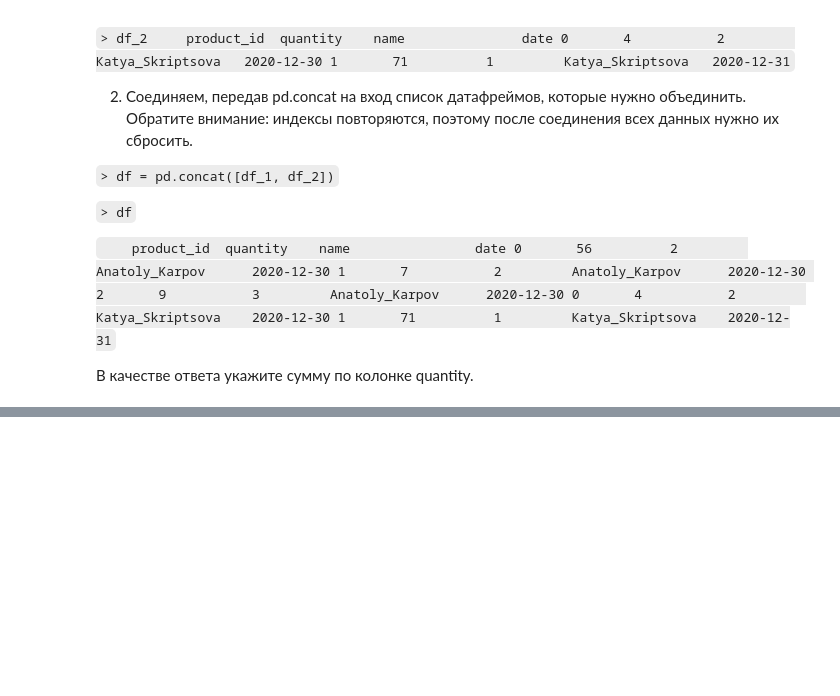
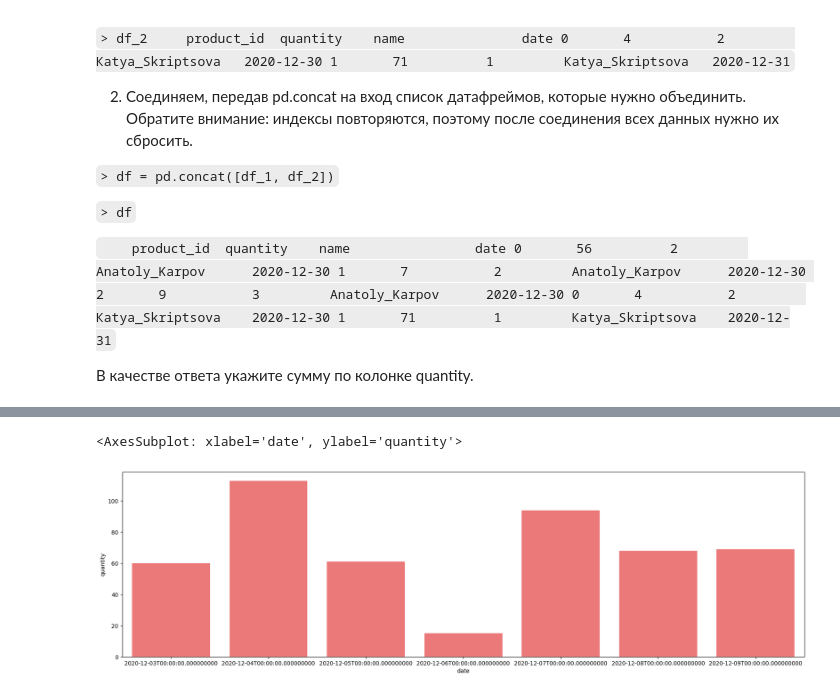
Before and after one commit to NXT26/karpov.courses, a Jupyter notebook: lesson4/mini-project_4.ipynb, the cells around one changed output, grey strips where cells are left out. Saved outputs shown, nothing was run; the diff lists cells and outputs as text; code cells hidden in the pictures; blank space fills up the shorter version.

```diff
--- a/lesson4/mini-project_4.ipynb
+++ b/lesson4/mini-project_4.ipynb
@@ -88,0 +103,3 @@ for addres, dirs, files in os.walk("data"):
+# %%
+quantity_date = dataframe.groupby("date",as_index=False).agg({"quantity": "sum"})
+quantity_date
@@ -88,0 +115,6 @@ for addres, dirs, files in os.walk("data"):
+# %%
+plt.figure(figsize=(22,6))
+sns.barplot(quantity_date, x="date", y="quantity",color="r",alpha=0.6)
+# %% [output]
+<AxesSubplot: xlabel='date', ylabel='quantity'>
+[figure, added]
```
Also changed, not shown: parts of 17 cells of this notebook.
